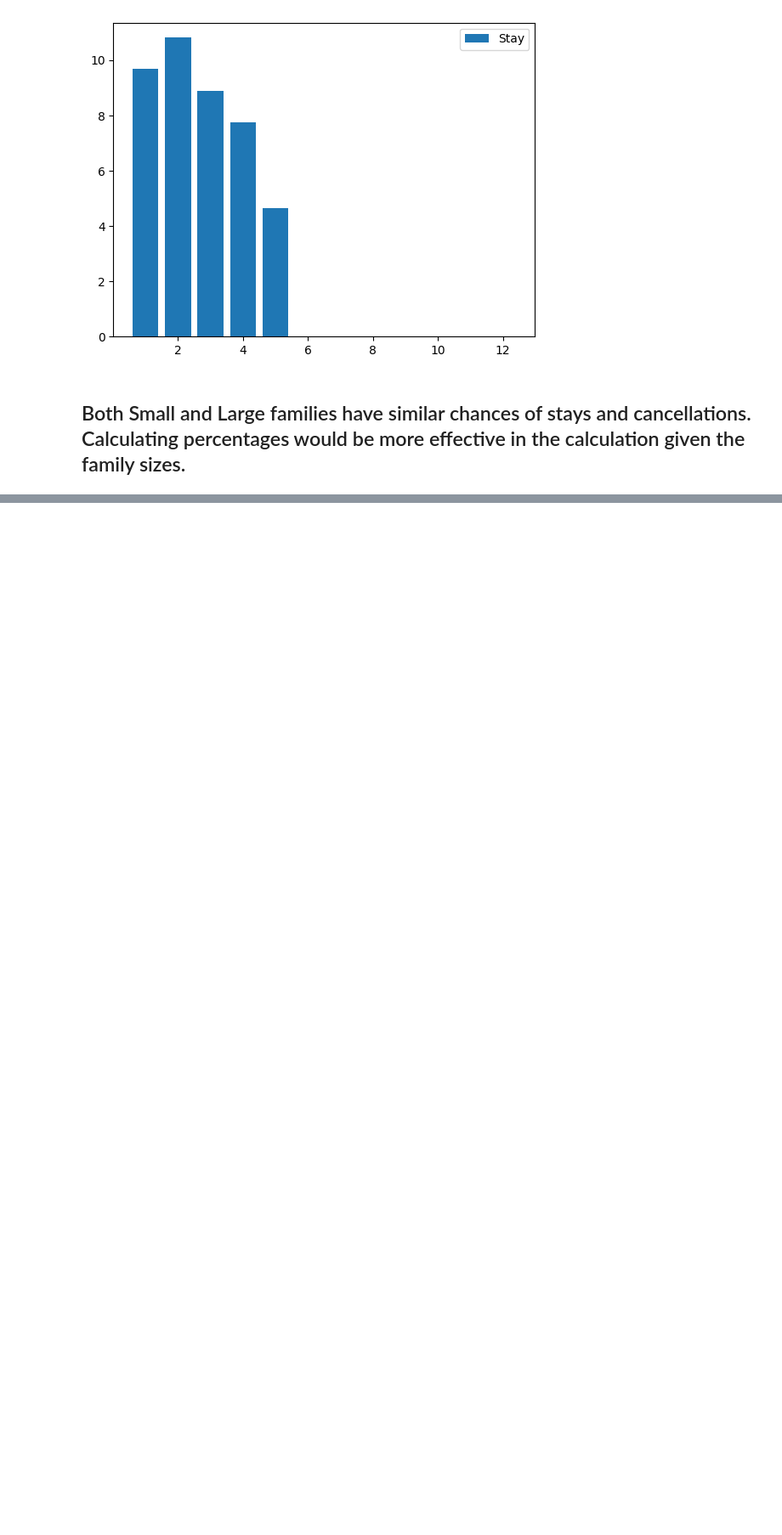
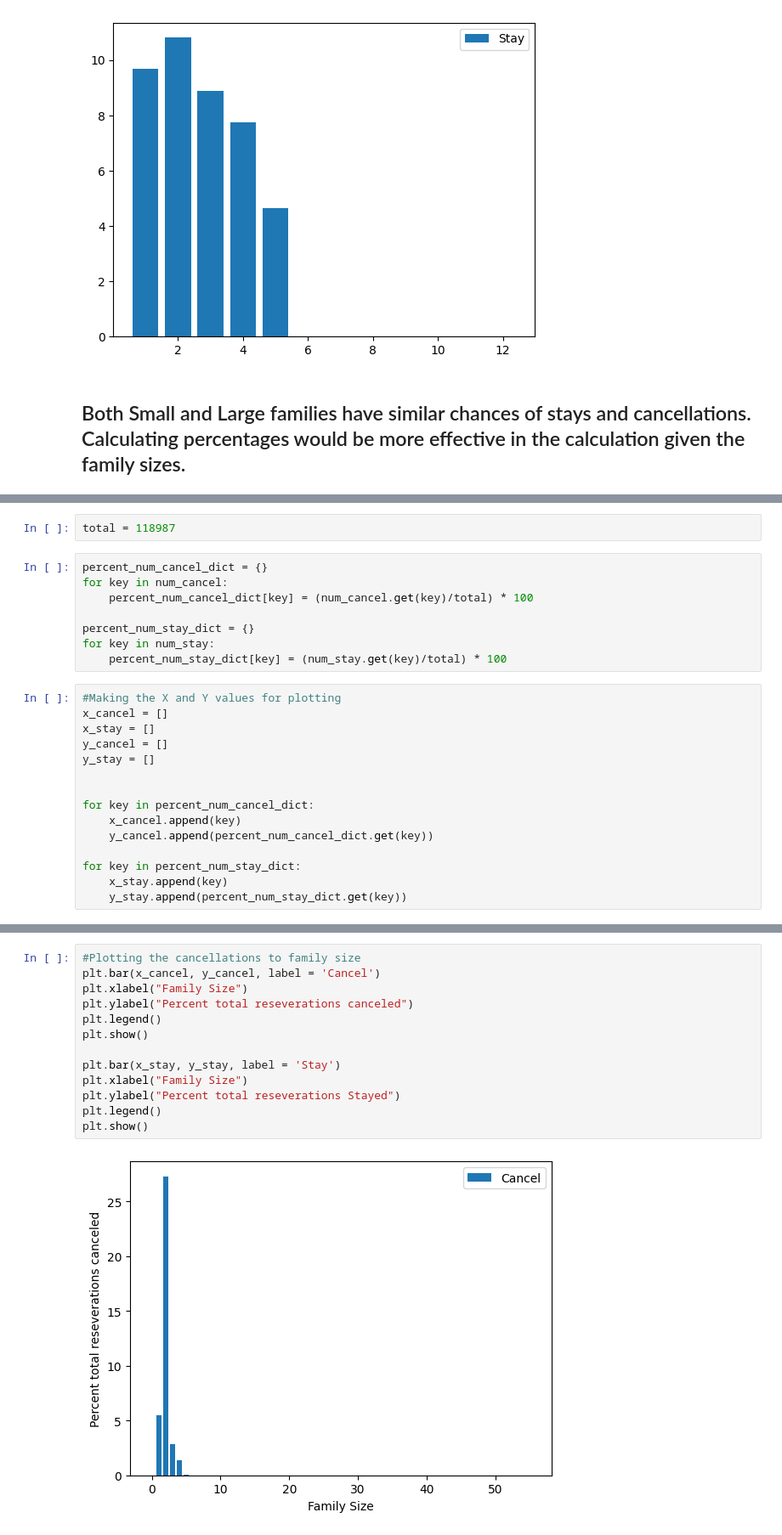
Before and after one commit to sgupta40/HotelBooking, a Jupyter notebook: HotelBooking.ipynb, the cells around one changed output, grey strips where cells are left out. Shown at 85% size. Cells and saved outputs as stored; diff of their text form; blank space fills up the shorter version.

Commit message:
Reservation stays/cancels percent charts

```diff
--- a/HotelBooking.ipynb
+++ b/HotelBooking.ipynb
@@ -218,0 +225,25 @@ plt.show()
+# %%
+total = 118987
+# %%
+percent_num_cancel_dict = {}
+for key in num_cancel:
+    percent_num_cancel_dict[key] = (num_cancel.get(key)/total) * 100
+
+percent_num_stay_dict = {}
+for key in num_stay:
+    percent_num_stay_dict[key] = (num_stay.get(key)/total) * 100
+# %%
+#Making the X and Y values for plotting
+x_cancel = []
+x_stay = []
+y_cancel = []
+y_stay = []
+
+
+for key in percent_num_cancel_dict:
+    x_cancel.append(key)
+    y_cancel.append(percent_num_cancel_dict.get(key))
+
+for key in percent_num_stay_dict:
+    x_stay.append(key)
+    y_stay.append(percent_num_stay_dict.get(key))
@@ -218,0 +272,15 @@ plt.show()
+# %%
+#Plotting the cancellations to family size
+plt.bar(x_cancel, y_cancel, label = 'Cancel')
+plt.xlabel("Family Size")
+plt.ylabel("Percent total reseverations canceled")
+plt.legend()
+plt.show()
+
+plt.bar(x_stay, y_stay, label = 'Stay')
+plt.xlabel("Family Size")
+plt.ylabel("Percent total reseverations Stayed")
+plt.legend()
+plt.show()
+# %% [output]
+[figure, added]
```
Also changed, not shown: parts of 4 cells of this notebook.
